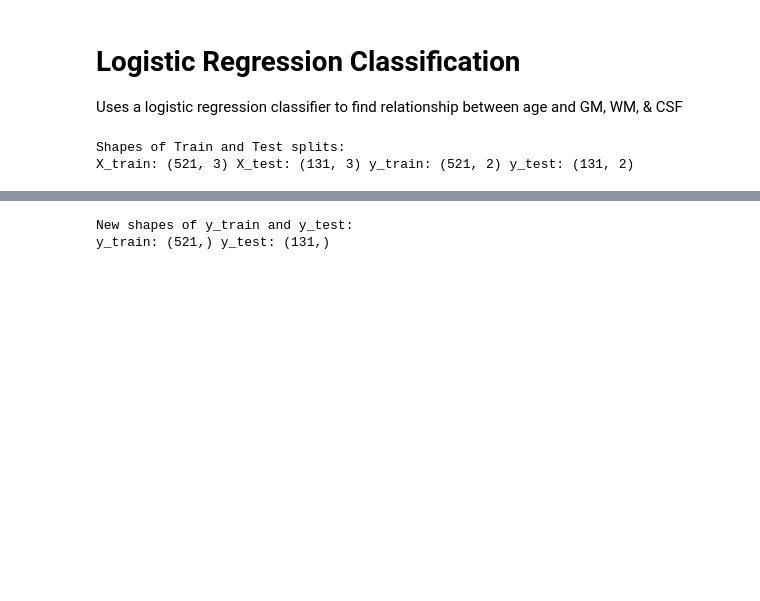
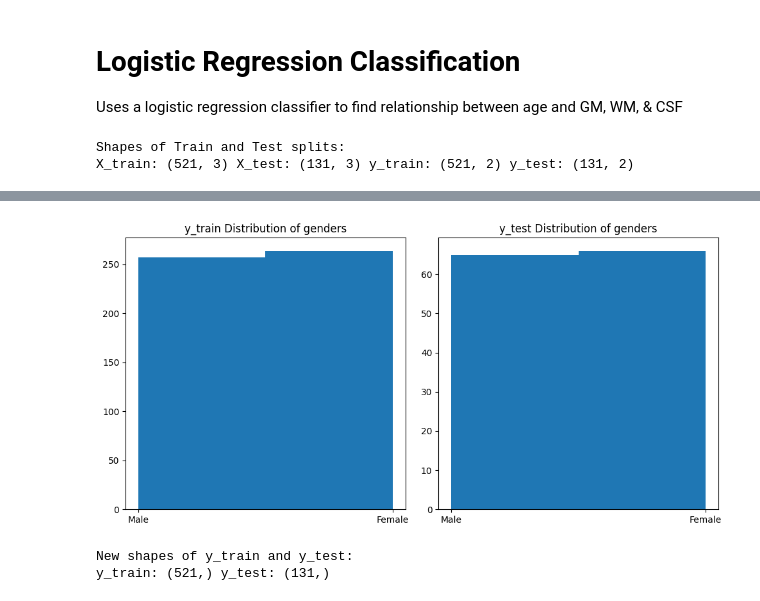
Before and after one commit to MaxMascini/Neural-Nexus-Ninjas, a Jupyter notebook: code/ML Classification.ipynb, the cells around one changed output, grey strips where cells are left out. Saved outputs shown, nothing was run; the diff lists cells and outputs as text; code cells hidden in the pictures; blank space fills up the shorter version.

```diff
--- a/code/ML Classification.ipynb
+++ b/code/ML Classification.ipynb
@@ -130,3 +131,21 @@ plt.show()
+# %%
+# Visualizing if stratification for gender
+fig, axs = plt.subplots(1, 2, figsize=(10, 5))
+
+# Plot genders on the second subplot
+axs[0].hist(y_train[:,1], bins=2)
+axs[0].set_xticks([1, 2], ['Male', 'Female'])
+axs[0].set_title('y_train Distribution of genders')
+
+# Plot genders on the second subplot
+axs[1].hist(y_test[:,1], bins=2)
+axs[1].set_xticks([1, 2], ['Male', 'Female'])
+axs[1].set_title('y_test Distribution of genders')
+
+plt.tight_layout()
+plt.show()
+# %% [output]
+[figure, added]
 # %%
 # Removing gender axis after stratification
     # We don't want the classifier to train using gender as a feature
```
Also changed, not shown: parts of 2 cells of this notebook.
